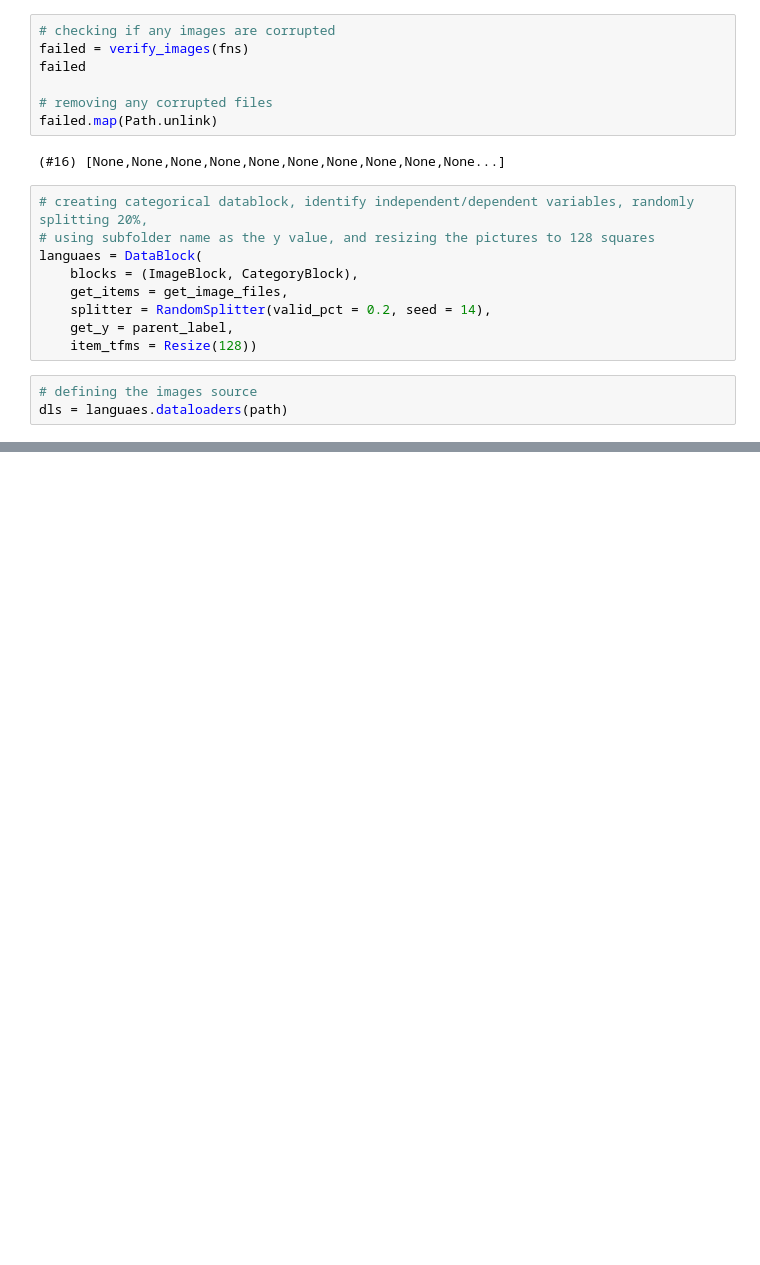
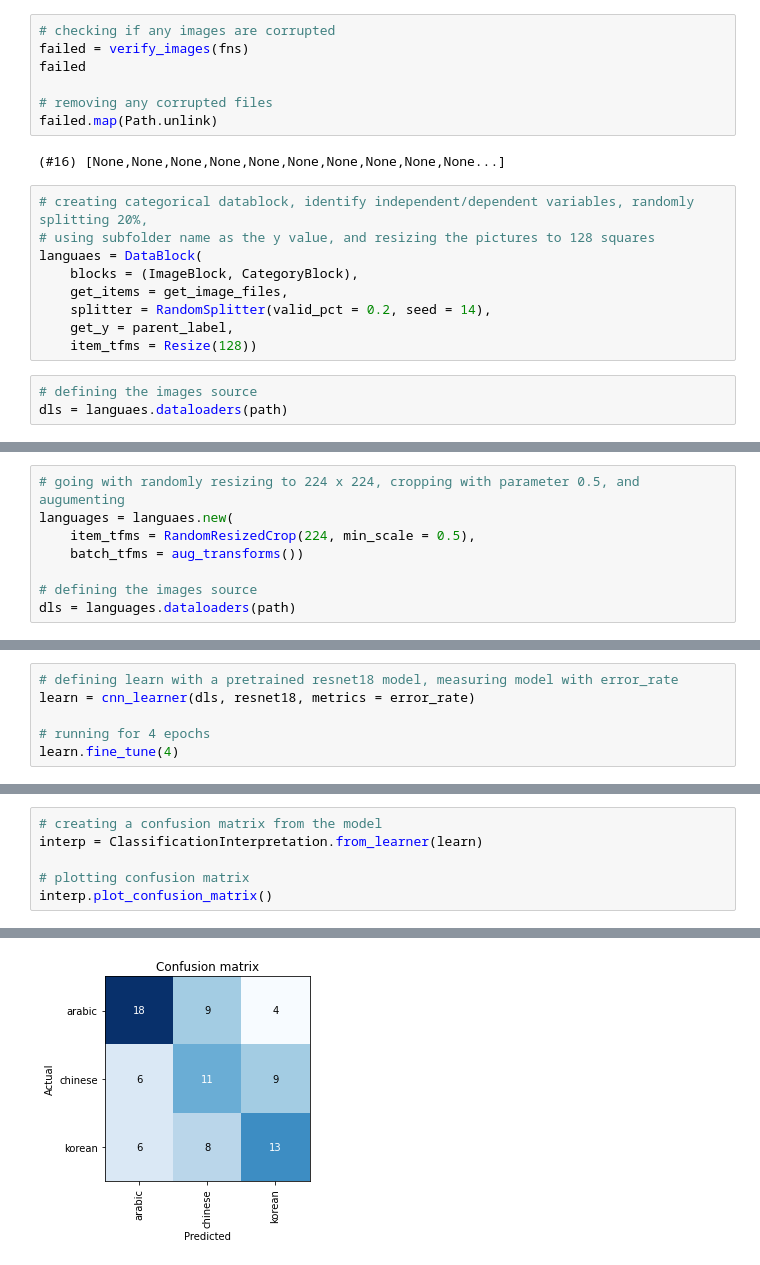
Before and after one commit to cmannnn/language_classifier, a Jupyter notebook: language_classifier.ipynb, the cells around one changed output, grey strips where cells are left out. Cells and saved outputs as stored; diff of their text form; blank space fills up the shorter version.

```diff
--- a/language_classifier.ipynb
+++ b/language_classifier.ipynb
@@ -106,0 +111,8 @@ dls.valid.show_batch(max_n = 12, nrows = 2)
+# %%
+# going with randomly resizing to 224 x 224, cropping with parameter 0.5, and augumenting
+languages = languaes.new(
+    item_tfms = RandomResizedCrop(224, min_scale = 0.5),
+    batch_tfms = aug_transforms())
+
+# defining the images source
+dls = languages.dataloaders(path)
@@ -106,0 +126,6 @@ dls.valid.show_batch(max_n = 12, nrows = 2)
+# %%
+# defining learn with a pretrained resnet18 model, measuring model with error_rate
+learn = cnn_learner(dls, resnet18, metrics = error_rate)
+
+# running for 4 epochs
+learn.fine_tune(4)
@@ -106,0 +141,7 @@ dls.valid.show_batch(max_n = 12, nrows = 2)
+# %%
+# creating a confusion matrix from the model
+interp = ClassificationInterpretation.from_learner(learn)
+
+# plotting confusion matrix
+interp.plot_confusion_matrix()
+# %% [output]
@@ -106,0 +149 @@ dls.valid.show_batch(max_n = 12, nrows = 2)
+[figure, added]
```
Also changed, not shown: parts of 8 cells of this notebook.
